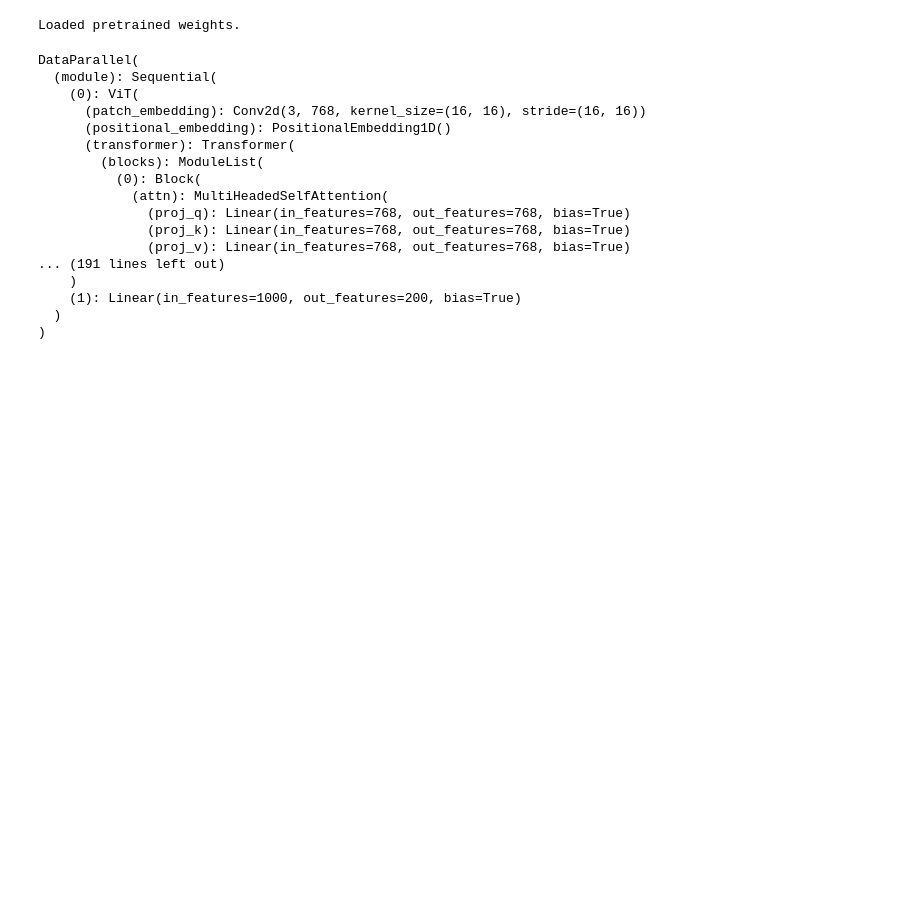
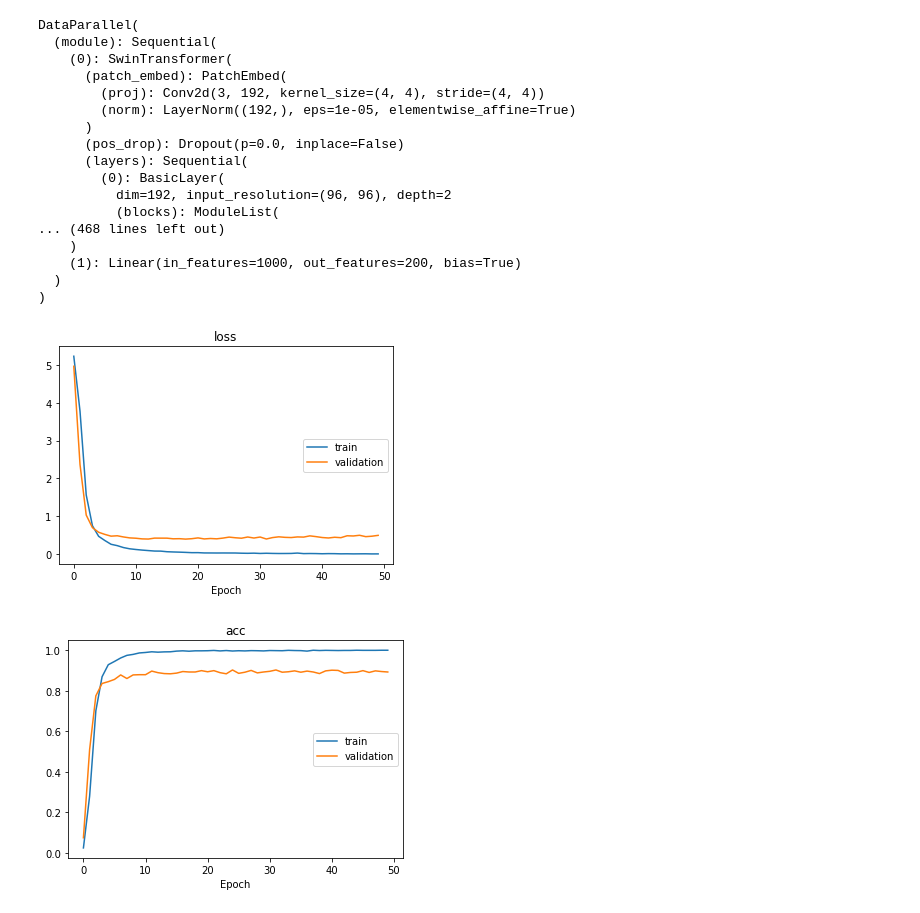
Before and after one commit to Howard1999/Bird-Classifier, a Jupyter notebook: main.ipynb, the cells around one changed output. Saved outputs shown, nothing was run; the diff lists cells and outputs as text; code cells hidden in the pictures; blank space fills up the shorter version.

Commit message:
swin

```diff
--- a/main.ipynb
+++ b/main.ipynb
@@ -10,6 +11,6 @@ from pytorch_pretrained_vit import ViT
 # %%
-lr = 5e-5
-batch_size = 32
+lr = 1e-5
+batch_size = 16
 # %%
 # dataset
 img_labels = D.ImageLabels('/mnt/training_labels.txt')
@@ -22,30 +23,29 @@ device = torch.device('cuda:0')
 # %%
 # model
 model = torch.nn.Sequential(
-    ViT('B_16_imagenet1k', pretrained=True),
+    create_model('swin_large_patch4_window12_384', pretrained=True),
     torch.nn.Linear(1000, class_transformer.total_size),
 )
 model = torch.nn.DataParallel(model)
 model.to(device)
 # %% [output]
-Loaded pretrained weights.
+DataParallel(
+  (module): Sequential(
+    (0): SwinTransformer(
+      (patch_embed): PatchEmbed(
+        (proj): Conv2d(3, 192, kernel_size=(4, 4), stride=(4, 4))
+        (norm): LayerNorm((192,), eps=1e-05, elementwise_affine=True)
+      )
+      (pos_drop): Dropout(p=0.0, inplace=False)
+      (layers): Sequential(
+        (0): BasicLayer(
+          dim=192, input_resolution=(96, 96), depth=2
+          (blocks): ModuleList(
+... (468 lines left out)
+    )
+    (1): Linear(in_features=1000, out_features=200, bias=True)
+  )
+)
-DataParallel(
-  (module): Sequential(
-    (0): ViT(
-      (patch_embedding): Conv2d(3, 768, kernel_size=(16, 16), stride=(16, 16))
-      (positional_embedding): PositionalEmbedding1D()
-      (transformer): Transformer(
-        (blocks): ModuleList(
-          (0): Block(
-            (attn): MultiHeadedSelfAttention(
-              (proj_q): Linear(in_features=768, out_features=768, bias=True)
-              (proj_k): Linear(in_features=768, out_features=768, bias=True)
-              (proj_v): Linear(in_features=768, out_features=768, bias=True)
-... (191 lines left out)
-    )
-    (1): Linear(in_features=1000, out_features=200, bias=True)
-  )
-)
 # %%
 # optimizer
 optimizer = torch.optim.Adam(model.parameters(), lr=lr, weight_decay=1e-6)
@@ -60,7 +60,7 @@ train_acc, validation_acc = [], []
 from IPython.display import clear_output
 
 # training loop
-epoch = 100
+epoch = 50
 for i in range(epoch):
     # train
     model.train()
@@ -75,33 +75,36 @@ for i in range(epoch):
         loss.backward()
         optimizer.step()
 
         # metrics
         cnt += 1
         loss_sum += loss.item()
         pre_class = class_transformer.to_class_name(y_pred)
         for ind, pre_label in enumerate(pre_class):
             if pre_label == labels[ind]:
                 positive += 1
 
     # validation
     model.eval()
     metrics = validation(model, val_dataset, class_transformer, loss_function, device)
 
     # record the loss
     train_loss.append(loss_sum/cnt)
     validation_loss.append(metrics['loss'])
 
     # record the acc
     train_acc.append(positive / len(dataset))
     validation_acc.append(metrics['acc'])
 
     print('epoch', i, 'finish')
     print(metrics)
 
 
     clear_output()
     show_hist([train_loss, validation_loss], 'loss', ['train', 'validation'])
     show_hist([train_acc, validation_acc], 'acc', ['train', 'validation'])
+# %% [output]
+[figure, added]
+[figure, added]
 # %%
 save_hist([train_loss, validation_loss], 'loss', ['train', 'validation'])
 save_hist([train_acc, validation_acc], 'acc', ['train', 'validation'])
```
Also changed, not shown: parts of 2 cells of this notebook, 1 other file.
